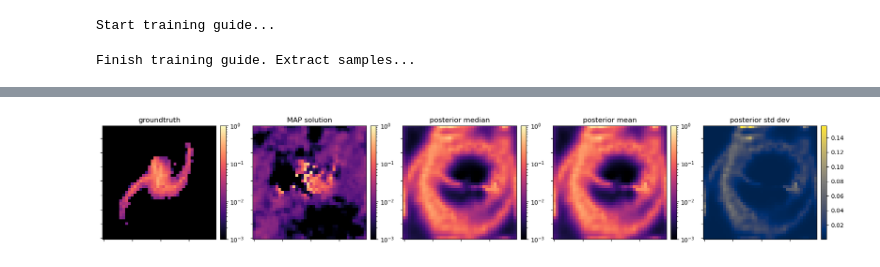
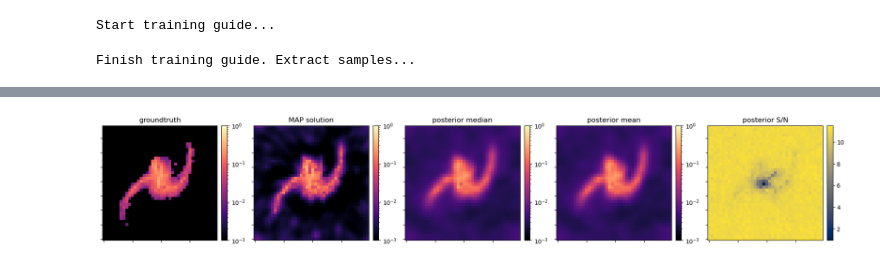
Before and after one commit to Herculens/herculens_workspace, a Jupyter notebook: notebooks/herculens__Complex_lensed_source_with_fields.ipynb, the cells around one changed output, grey strips where cells are left out. Cells and saved outputs as stored; diff of their text form; code cells hidden in the pictures.

```diff
--- a/notebooks/herculens__Complex_lensed_source_with_fields.ipynb
+++ b/notebooks/herculens__Complex_lensed_source_with_fields.ipynb
@@ -507,11 +538,11 @@ plt.show()
 # %%
 num_samples = 5_000
-posterior_samples = guide.sample_posterior(
+posterior_samples = guide_svi.sample_posterior(
     jax.random.PRNGKey(2), svi_result.params,
     sample_shape=(num_samples,)
 )
 
-guide_median = guide.median(svi_result.params)
+guide_median = guide_svi.median(svi_result.params)
 
 # you could also sample from the prior for comparison
 #prior_samples = prob_model.sample_prior(num_samples, seed=18)
@@ -538,33 +569,33 @@ ax.set_xticklabels([]);ax.set_yticklabels([])
 
 ax = axes[1]
 ax.set_title("MAP solution")
 im = ax.imshow(model_map, origin='lower', cmap=plotter.cmap_flux, norm=norm)
 plot_util.nice_colorbar(im)
 ax.set_xticklabels([]);ax.set_yticklabels([])
 
 ax = axes[2]
 ax.set_title("posterior median")
 im = ax.imshow(model_median, origin='lower', cmap=plotter.cmap_flux, norm=norm)
 plot_util.nice_colorbar(im)
 ax.set_xticklabels([]);ax.set_yticklabels([])
 
 ax = axes[3]
 ax.set_title("posterior mean")
 im = ax.imshow(model_mean, origin='lower', cmap=plotter.cmap_flux, norm=norm)
 plot_util.nice_colorbar(im)
 ax.set_xticklabels([]);ax.set_yticklabels([])
 # ax.set_title("SNR")
 # im = ax.imshow(np.abs(model_mean) / model_std, origin='lower', cmap='viridis', norm=Normalize())
 # plot_util.nice_colorbar(im)
 # ax.set_xticklabels([]);ax.set_yticklabels([])
 
 ax = axes[4]
-ax.set_title("posterior std dev")
-im = ax.imshow(model_std, origin='lower', cmap='cividis', norm=Normalize())
+ax.set_title("posterior S/N")
+im = ax.imshow(model_mean / model_std, origin='lower', cmap='cividis', norm=Normalize())
 plot_util.nice_colorbar(im)
 ax.set_xticklabels([]);ax.set_yticklabels([])
 
 plt.tight_layout()
 plt.show()
 # %% [output]
-[figure, old version]
+[figure, new version]
```
Also changed, not shown: parts of 14 cells of this notebook.
